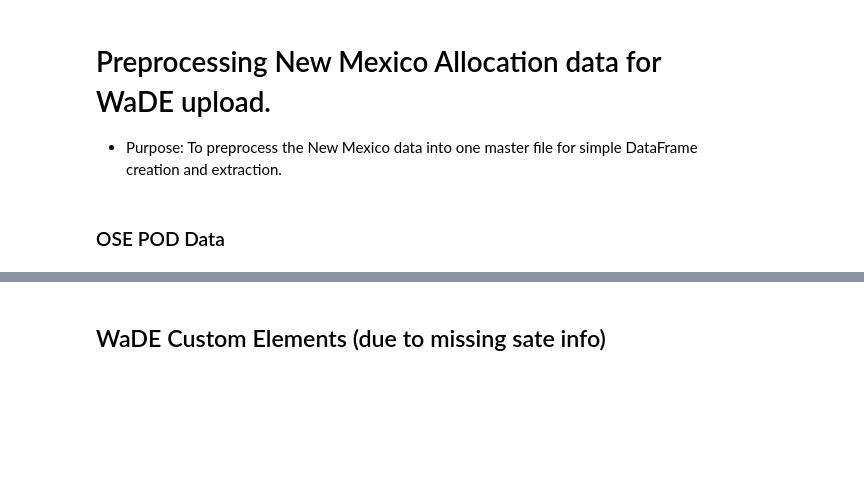
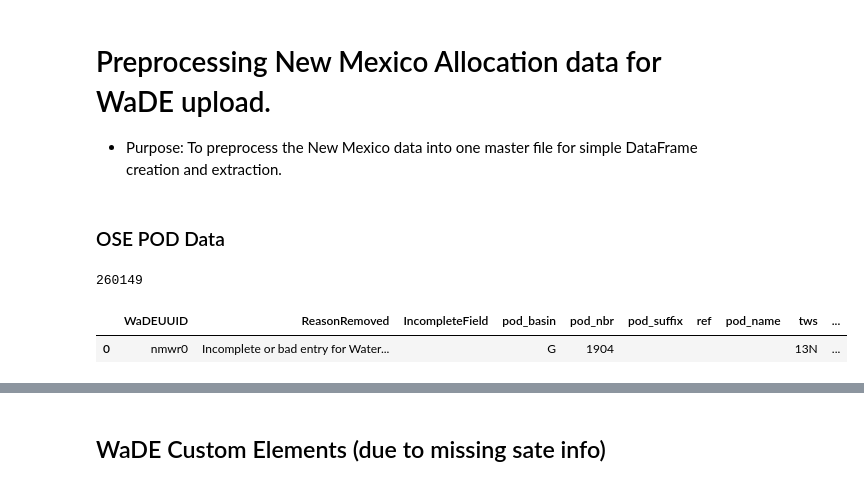
Before and after one commit to WSWCWaterDataExchange/MappingStatesDataToWaDE2.0, a Jupyter notebook: NewMexico/WaterAllocation/1_NMwr_PreProcessAllocationData.ipynb, the cells around one changed output, grey strips where cells are left out. Cells and saved outputs as stored; diff of their text form; code cells hidden in the pictures; blank space fills up the shorter version.

```diff
--- a/NewMexico/WaterAllocation/1_NMwr_PreProcessAllocationData.ipynb
+++ b/NewMexico/WaterAllocation/1_NMwr_PreProcessAllocationData.ipynb
@@ -31,15 +31,19 @@ os.chdir(workingDir)
 ### OSE POD Data
 # %%
 # Input File - OSE POD data
-dfinPOD = pd.read_csv('OSE_PODs.zip', compression='zip')
+dfinPOD = pd.read_csv('OSE_PODs.zip', compression='zip').replace(np.nan, "")
 
 # WaDE UUID tracker for data assessment
 if 'WaDEUUID' not in dfinPOD:
     dfinPOD['WaDEUUID'] = "nmwr" + dfinPOD.index.astype(str)
     dfinPOD.to_csv('OSE_PODs.zip', compression=dict(method='zip', archive_name='OSE_PODs.csv'), index=False)
 
 print(len(dfinPOD))
 dfinPOD.head(1)
+# %% [output]
+260149
+|  | WaDEUUID | ReasonRemoved | IncompleteField | pod_basin | pod_nbr | pod_suffix | ref | pod_name | tws | ... |
+| 0 | nmwr0 | Incomplete or bad entry for Water... |  | G | 1904 |  |  |  | 13N | ... |
 # %%
 #technique to check datatype of long dataframes.
 with pd.option_context('display.max_rows', None, 'display.max_columns', None):
```
Also changed, not shown: parts of 40 cells of this notebook, 3 other files.
